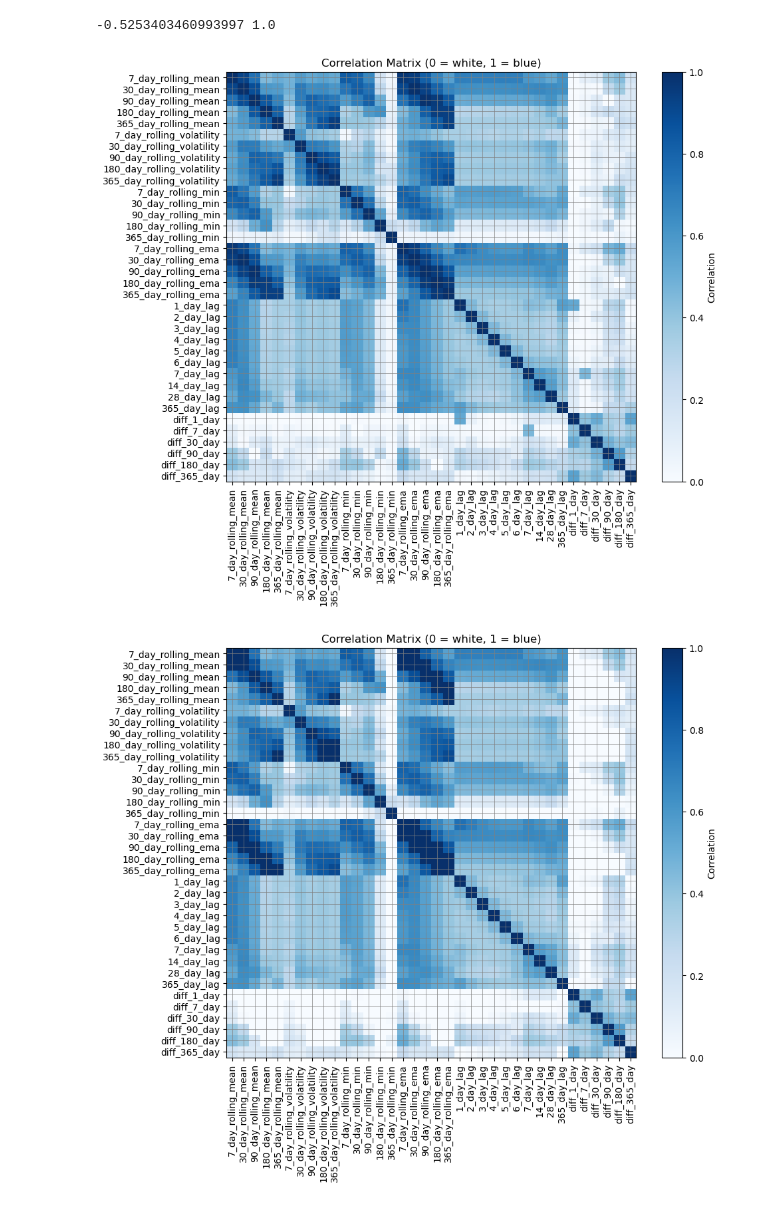
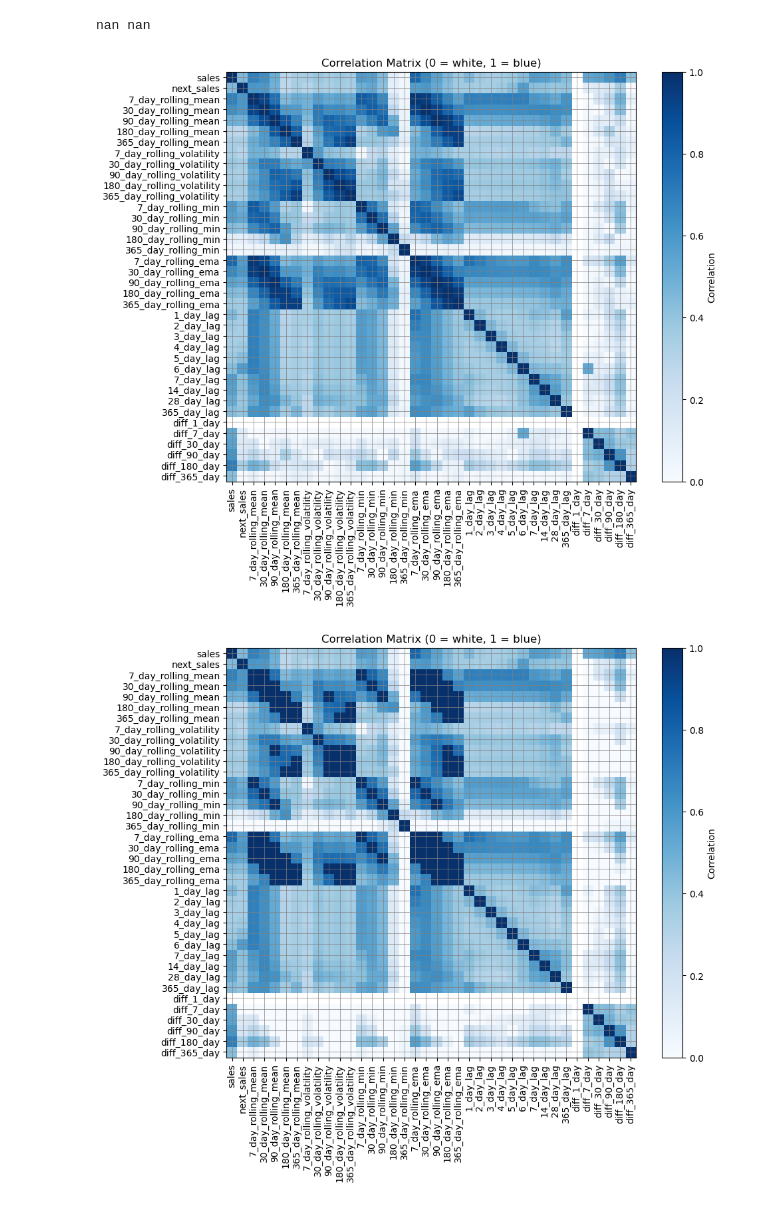
Before and after one commit to normanlrasmussen/Demand_NN, a Jupyter notebook: analytics/feauture_matrix.ipynb, the cells around one changed output. Saved outputs shown, nothing was run; the diff lists cells and outputs as text; code cells hidden in the pictures.

```diff
--- a/analytics/feauture_matrix.ipynb
+++ b/analytics/feauture_matrix.ipynb
@@ -62,6 +62,8 @@ specs = [
     "diff_180_day",
     "diff_365_day",
 ]
+
+mod_specs = ["sales", "next_sales"] + specs
 # %%
 # Get data for store 1 item 1
 df, drop_columns, target_columns = create_data_all_data(
@@ -71,6 +73,8 @@ df, drop_columns, target_columns = create_data_all_data(
         ("item", 1)
     ]
     )
+drop_columns.remove("sales")
+drop_columns.remove("next_sales")
 X = df.drop(columns=drop_columns)
 y = df[target_columns]
 # %%
@@ -108,33 +106,33 @@ print(corr_matrix)
 # %%
 print(corr_matrix.min(), corr_matrix.max())
 # %% [output]
--0.5253403460993997 1.0
+nan nan
 # %%
 plt.figure(figsize=(10, 8))
 plt.imshow(abs(corr_matrix), cmap='Blues', vmin=0, vmax=1)
 plt.colorbar(label='Correlation')
 plt.title('Correlation Matrix (0 = white, 1 = blue)')
 plt.grid(visible=True, color='gray', linewidth=0.5)
-plt.xticks(ticks=np.arange(len(specs)), labels=specs, rotation=90)
-plt.yticks(ticks=np.arange(len(specs)), labels=specs)
+plt.xticks(ticks=np.arange(len(mod_specs)), labels=mod_specs, rotation=90)
+plt.yticks(ticks=np.arange(len(mod_specs)), labels=mod_specs)
 plt.show()
 # %% [output]
-[figure, old version]
+[figure, new version]
 # %%
-threshold = 0.90
+threshold = 0.80
 mask = abs(corr_matrix) > threshold
 new_corr_matrix = corr_matrix.copy()
 new_corr_matrix[mask] = 1
 plt.figure(figsize=(10, 8))
 plt.imshow(new_corr_matrix, cmap='Blues', vmin=0, vmax=1)
 plt.colorbar(label='Correlation')
 plt.title('Correlation Matrix (0 = white, 1 = blue)')
 plt.grid(visible=True, color='gray', linewidth=0.5)
-plt.xticks(ticks=np.arange(len(specs)), labels=specs, rotation=90)
-plt.yticks(ticks=np.arange(len(specs)), labels=specs)
+plt.xticks(ticks=np.arange(len(mod_specs)), labels=mod_specs, rotation=90)
+plt.yticks(ticks=np.arange(len(mod_specs)), labels=mod_specs)
 plt.show()
 # %% [output]
-[figure, old version]
+[figure, new version]
 # %%
 # Pearson/Spearman correlations and mutual information (feature x target)
 import pandas as pd
```
Also changed, not shown: parts of 3 cells of this notebook, 7 other files.
